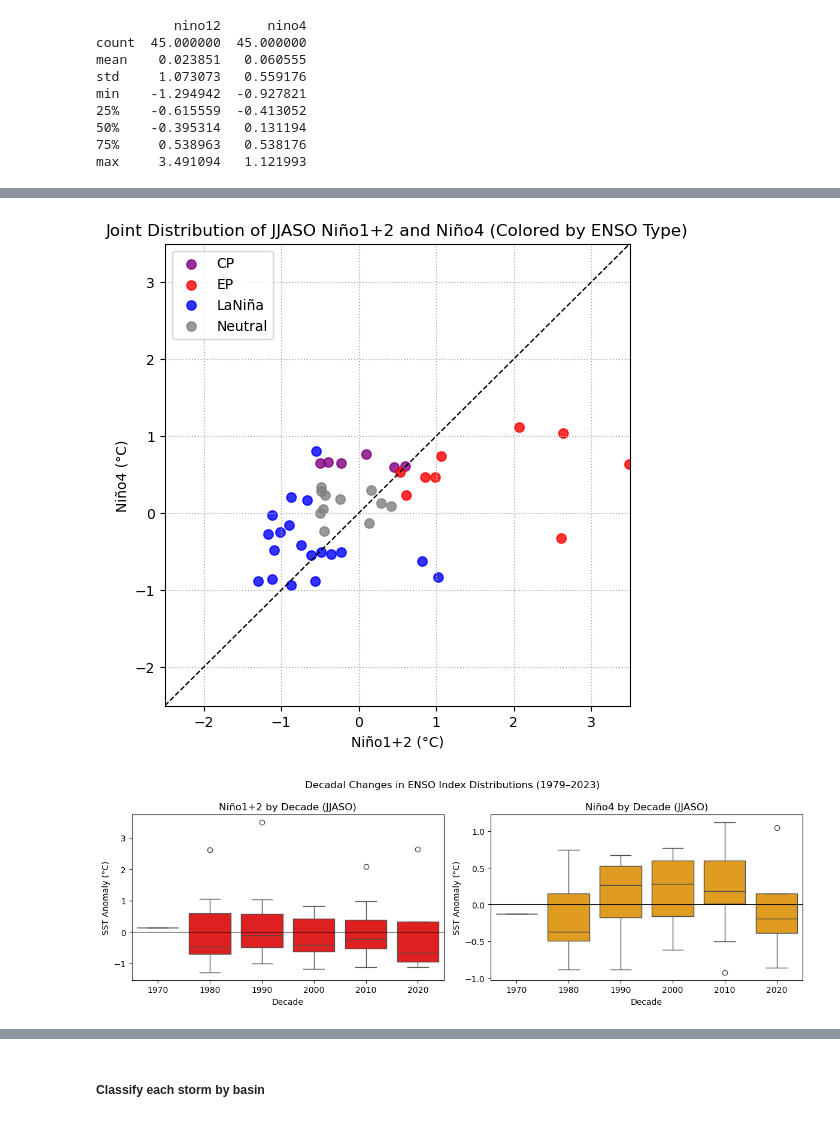
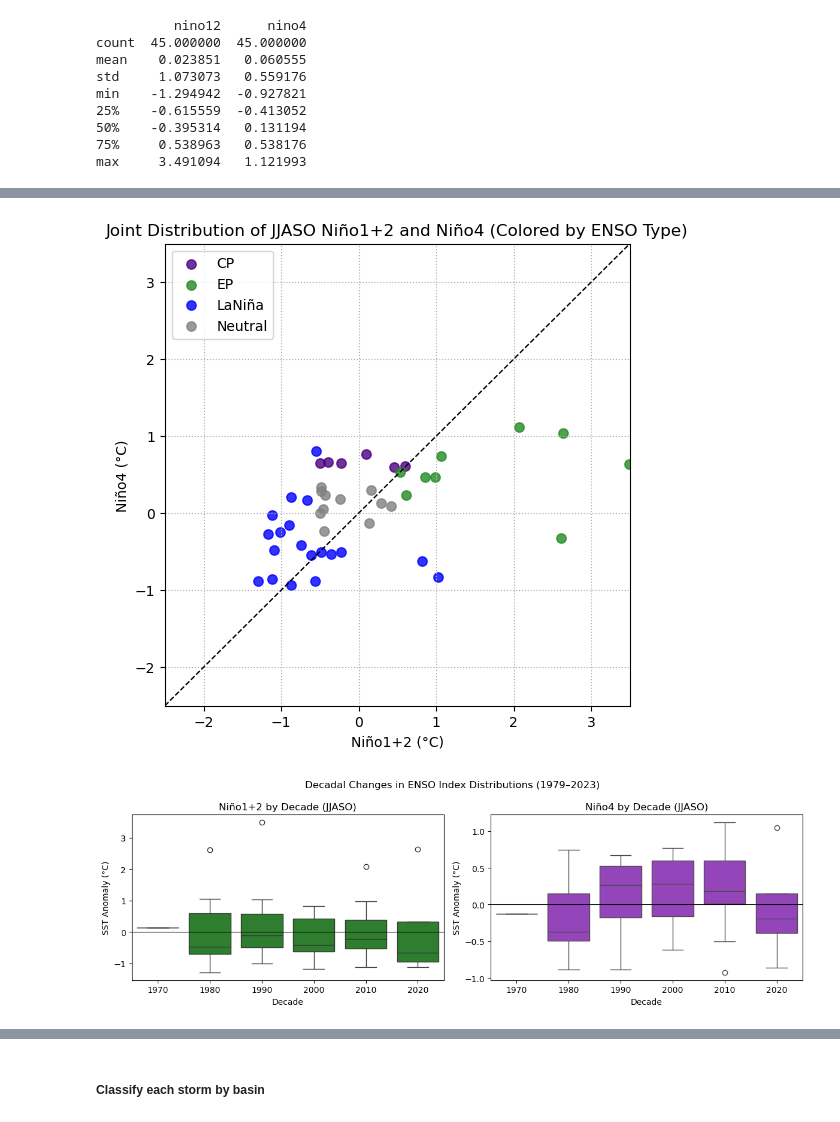
Before and after one commit to erinsatmosphere/ATMS_596_Final, a Jupyter notebook: ATMS_596_Final.ipynb, the cells around one changed output, grey strips where cells are left out. Drawn from its saved outputs; the diff is of its cells as text; code cells hidden in the pictures.

```diff
--- a/ATMS_596_Final.ipynb
+++ b/ATMS_596_Final.ipynb
@@ -947,11 +745,10 @@ plt.show()
 # %%
 # scatterplot Niño1+2 vs Niño4 with ENSO types labeled
-# plot needs reformatting - adjust labels? delete/add to end? change color scheme - XXX
 
 plt.figure(figsize=(6,6))
 
 # color map for categories
-color_map = {'EP':'red','CP':'purple','LaNiña':'blue','Neutral':'gray'}
+color_map = {'EP':'forestgreen','CP':'indigo','LaNiña':'blue','Neutral':'gray'}
 for etype, sub in enso_jjaso.groupby('enso_type'):
     plt.scatter(sub['nino12'], sub['nino4'],
                 label=etype, color=color_map[etype], s=45, alpha=0.8)
@@ -971,7 +768,7 @@ plt.show()
 # INTERPRETATION:
 # - this plot compares Niño1+2 (EP) and Niño4 (CP) anomalies for each JJASO season from 1979–2023, with ENSO type assigned by the objective classification
 # - the 1:1 dashed line indicates where Niño1+2 = Niño4
-# - EP El Niño seasons (red):
+# - EP El Niño seasons (green):
 #        - plotted above +0.5°C Niño1+2 anomaly, almost always to the right of the 1:1 line
 #        - shows very strong positive Niño1+2 anomalies, occasionally exceeding 2–3°C (classic high-energy EP events (1982, 1997, 2015, 2023))
 # - CP El Niño seasons (purple):
@@ -984,49 +781,52 @@ plt.show()
 # - neutral seasons (gray):
 #        - clustered near (0,0) as expected
 #
-# - strong EP events occupy the extreme-right tail, meaning SSTs are much warmer near the Eastern Pacific coast - supports the hypothesis that EP events
-#   produce stronger ENP storms (higher ACE, MaxWind)
+# - strong EP events occupy the extreme-right tail, meaning SSTs are much warmer near the Eastern Pacific coast - supports the hypothesis that EP events produce stronger ENP storms (higher ACE, MaxWind)
 # - CP years show warming concentrated westward - consistent with westward-shifted genesis and track density
 # %% [output]
-[figure, old version]
+[figure, new version]
 # %%
 # create decadal boxplots of Niño1+2 and Niño4
 
+# sort into decade groups
 enso_jjaso['decade'] = (enso_jjaso['year'] // 10) * 10
 
+#setup plot
 fig, axes = plt.subplots(1, 2, figsize=(12,4), sharey=False)
 
-sns.boxplot(x='decade', y='nino12', data=enso_jjaso, ax=axes[0], color='red')
+# plot using seaborn
+sns.boxplot(x='decade', y='nino12', data=enso_jjaso, ax=axes[0], color='forestgreen')
 axes[0].axhline(0, color='k', lw=0.8)
 axes[0].set_title('Niño1+2 by Decade (JJASO)')
 axes[0].set_xlabel('Decade'); axes[0].set_ylabel('SST Anomaly (°C)')
 
-sns.boxplot(x='decade', y='nino4', data=enso_jjaso, ax=axes[1], color='orange')
+sns.boxplot(x='decade', y='nino4', data=enso_jjaso, ax=axes[1], color='darkorchid')
 axes[1].axhline(0, color='k', lw=0.8)
 axes[1].set_title('Niño4 by Decade (JJASO)')
 axes[1].set_xlabel('Decade'); axes[1].set_ylabel('SST Anomaly (°C)')
 
 plt.suptitle('Decadal Changes in ENSO Index Distributions (1979–2023)')
 plt.tight_layout()
 plt.show()
 
 # INTERPRETATION:
+#
 # - Niño1+2 (EP): more episodic and extreme
 #        - median anomalies slightly negative in every decade
 #        - outliers in 1980s, 1990s, 2010s, 2020s correspond to major EP events
 # - Niño4 (CP): more persistent warm-phase bias
 #        - medians are positive in most decades (except 2020s)
-#        - variability is smaller than Niño1+2
+#        - variability is smaller / fewer outliers than Niño1+2
 #        - positive shift in Niño4 median from 1990s–2010s indicates: more frequent CP events, more sustained warm pool anomalies, basin-wide SST warming background
 #        - this matters because ENSO diversity research has shown an increase in CP-like events since ~1990 and these figures support the trend that Niño4 has
 #          become warmer and more stable, while Niño1+2 remains highly episodic
 #
-# literature providing evidence for increased Central Pacific warming and changes in ENSO behavior:
+# - literature providing evidence for increased Central Pacific warming and changes in ENSO behavior:
 #        - Yeh et al. (2009): El Niño in a changing climate
 #        - Lee & McPhaden (2010): Increasing intensity of El Niño in the central-equatorial Pacific
 #        - Kim et al. (2009): Impact of the Recent Pacific Climate Shift on the El Niño–Southern Oscillation
 # %% [output]
-[figure, old version]
+[figure, new version]
 # %%
 # plot ENSO type counts by decade
 
```
Also changed, not shown: parts of 57 cells of this notebook.
